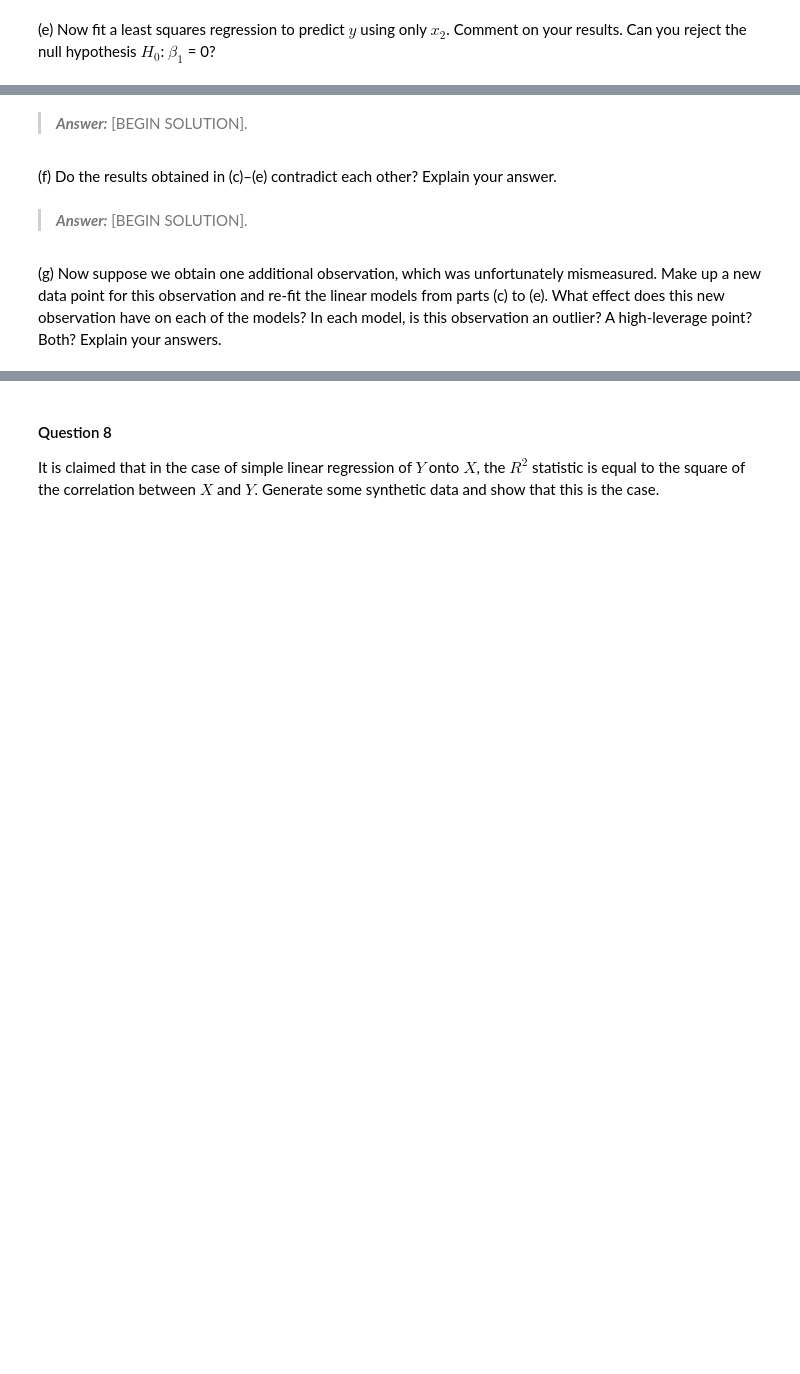
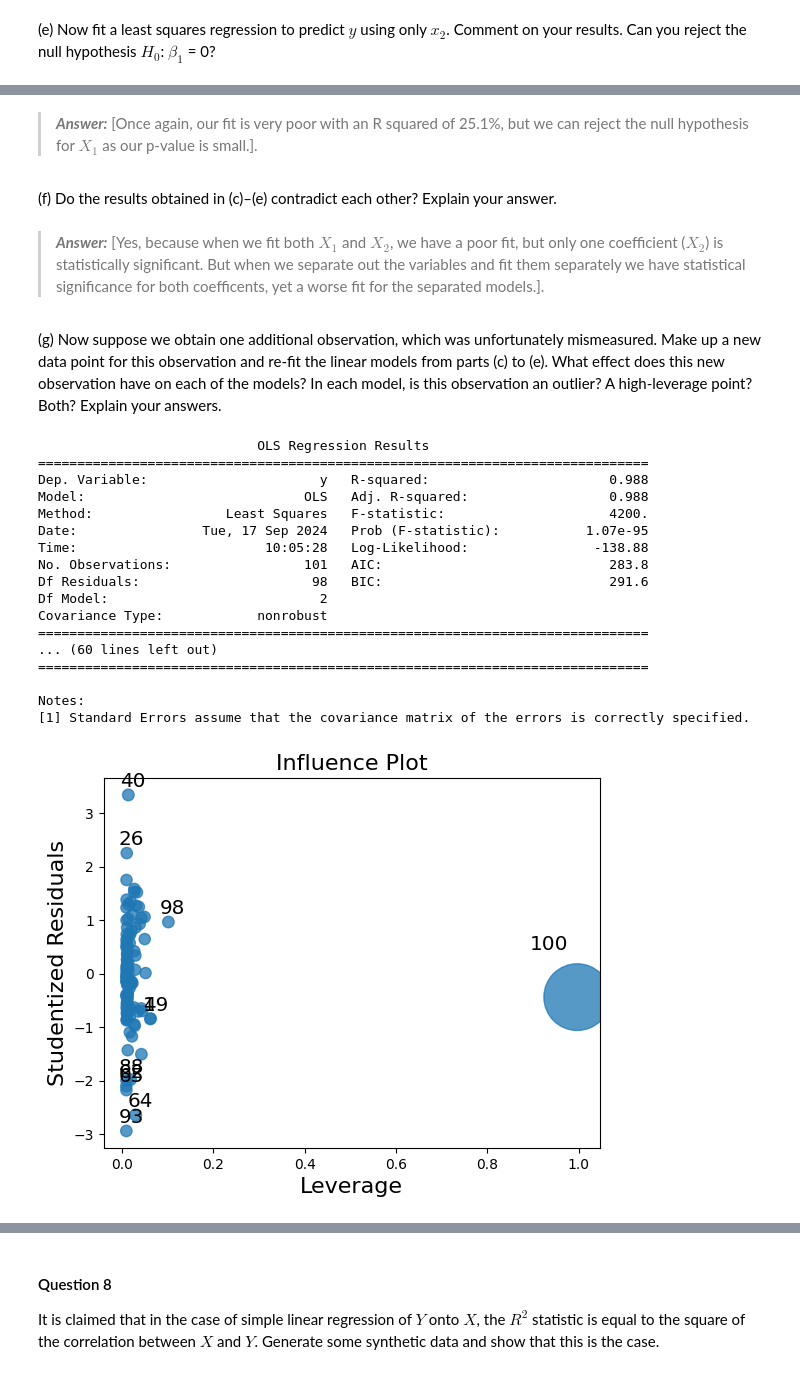
Before and after one commit to christian-ortmann/INFO521, a Jupyter notebook: ortmann_hw3_521.ipynb, the cells around one changed output, grey strips where cells are left out. Saved outputs shown, nothing was run; the diff lists cells and outputs as text; code cells hidden in the pictures; blank space fills up the shorter version.

```diff
--- a/ortmann_hw3_521.ipynb
+++ b/ortmann_hw3_521.ipynb
@@ -875,4 +890,9 @@ The last line corresponds to creating a linear model in which $y$ is a function
 # %%
 # BEGIN SOLUTION
 
+q7XFrame = pd.DataFrame(data = {'x1':x1, 'x2':x2}) #because we can only feed in a dataframe
+q7XFrameC = sm.add_constant(q7XFrame)
+q7Model = sm.OLS(y, q7XFrameC).fit()
+print(q7Model.summary())
+
 # END SOLUTION
@@ -883,4 +921,9 @@ The last line corresponds to creating a linear model in which $y$ is a function
 # %%
 # BEGIN SOLUTION
 
+
+x1C = sm.add_constant(x1)
+q7ModelX1 = sm.OLS(y, x1C).fit()
+print(q7ModelX1.summary())
+
 # END SOLUTION
@@ -891,4 +952,8 @@ The last line corresponds to creating a linear model in which $y$ is a function
 # %%
 # BEGIN SOLUTION
 
+x2C = sm.add_constant(x2)
+q7ModelX2 = sm.OLS(y, x2C).fit()
+print(q7ModelX2.summary())
+
 # END SOLUTION
@@ -895,12 +978,59 @@ The last line corresponds to creating a linear model in which $y$ is a function
 # %% [markdown]
-> **_Answer:_**  [BEGIN SOLUTION].
+> **_Answer:_**  [Once again, our fit is very poor with an R squared of 25.1%, but we can reject the null hypothesis for $X_1$ as our p-value is small.].
 # %% [markdown]
 (f) Do the results obtained in (c)–(e) contradict each other? Explain your answer.
 # %% [markdown]
-> **_Answer:_**  [BEGIN SOLUTION].
+> **_Answer:_**  [Yes, because when we fit both $X_1$ and $X_2$, we have a poor fit, but only one coefficient ($X_2$) is statistically significant. But when we separate out the variables and fit them separately we have statistical significance for both coefficents, yet a worse fit for the separated models.].
 # %% [markdown]
 (g) Now suppose we obtain one additional observation, which was unfortunately mismeasured. Make up a new data point for this observation and re-fit the linear models from parts (c) to (e). What effect does this new observation have on each of the models? In each model, is this observation an outlier? A high-leverage point? Both? Explain your answers.
 # %%
 # BEGIN SOLUTION
 
+#modify data
+x1 = np.append(x1,40) #add our points here with append
+x2 = np.append(x2,28)
+y = 2 + 2 * x1 + 0.3 * x2 + np.random.normal(size=101) #add one more point to error
+
+#c
+q7XFrame = pd.DataFrame(data = {'x1':x1, 'x2':x2}) #because we can only feed in a dataframe
+q7XFrameC = sm.add_constant(q7XFrame)
+q7Model = sm.OLS(y, q7XFrameC).fit()
+print(q7Model.summary())
+influ = sm.graphics.influence_plot(q7Model, criterion="cooks")
+
+
+#d
+x1C = sm.add_constant(x1)
+q7ModelX1 = sm.OLS(y, x1C).fit()
+print(q7ModelX1.summary())
+influ = sm.graphics.influence_plot(q7ModelX1, criterion="cooks")
+
+
+#e
+x2C = sm.add_constant(x2)
+q7ModelX2 = sm.OLS(y, x2C).fit()
+print(q7ModelX2.summary())
+influ = sm.graphics.influence_plot(q7ModelX2, criterion="cooks")
+
+
+
 # END SOLUTION
+# %% [output]
+                            OLS Regression Results
+==============================================================================
+Dep. Variable:                      y   R-squared:                       0.988
+Model:                            OLS   Adj. R-squared:                  0.988
+Method:                 Least Squares   F-statistic:                     4200.
+Date:                Tue, 17 Sep 2024   Prob (F-statistic):           1.07e-95
+Time:                        10:05:28   Log-Likelihood:                -138.88
+No. Observations:                 101   AIC:                             283.8
+Df Residuals:                      98   BIC:                             291.6
+Df Model:                           2
+Covariance Type:            nonrobust
+==============================================================================
+... (60 lines left out)
+==============================================================================
+
+Notes:
+[1] Standard Errors assume that the covariance matrix of the errors is correctly specified.
+[figure, added]
```
Also changed, not shown: parts of 17 cells of this notebook.
